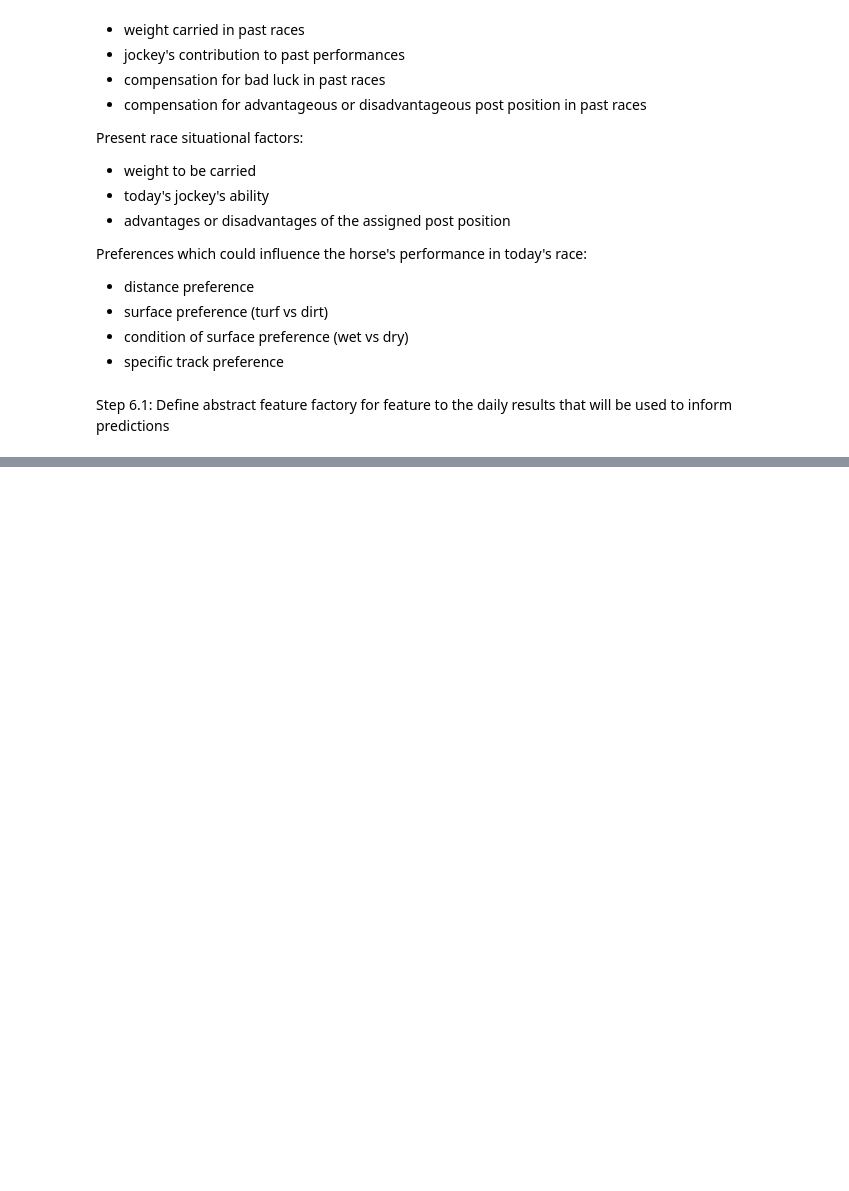
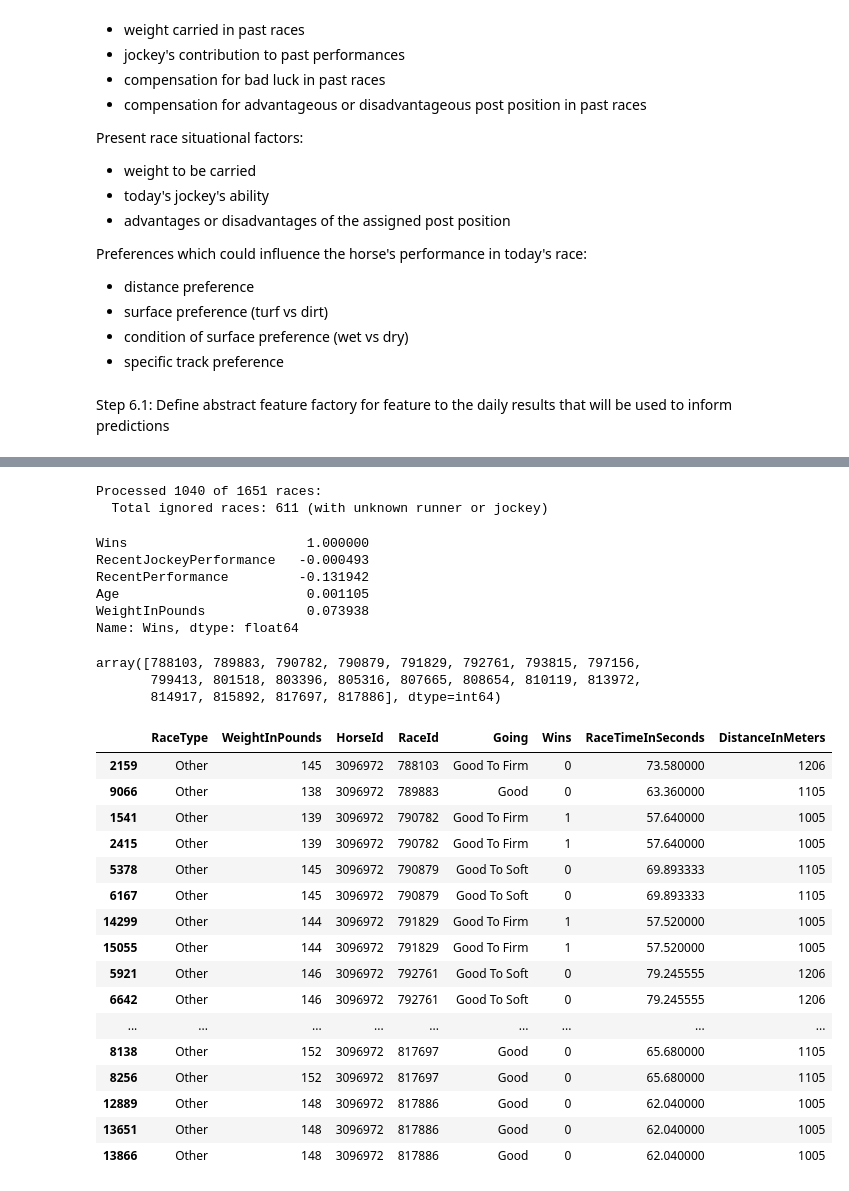
Before and after one commit to LeeSanderson/RacingData, a Jupyter notebook: Data/Analysis.ipynb, the cells around one changed output, grey strips where cells are left out. Saved outputs shown, nothing was run; the diff lists cells and outputs as text; code cells hidden in the pictures; blank space fills up the shorter version.

```diff
--- a/Data/Analysis.ipynb
+++ b/Data/Analysis.ipynb
@@ -28,6 +52,7 @@ results_files
 history = pd.concat([pd.read_csv(f) for f in results_files])
 history = history[history['ResultStatus'] == 'CompletedRace']
 history['Off'] =  pd.to_datetime(history['Off'], format='%m/%d/%Y %H:%M:%S')
+history['Wins'] = history.apply(lambda r: 1 if r['FinishingPosition'] == 1 else 0, axis=1)
 # %% [markdown]
 Step 2: Define interface for processing the historic data and function to process data in a consistent way.
 # %%
@@ -473,0 +575,6 @@ predictor.predictions[['HorseId', 'FinishingPosition', 'RecentPerformance', 'Rac
+# %%
+builder = FeatureBuilder([RecentJockeyRacePerformanceFeatureFactory(), RecentRacePerformanceFeatureFactory()])
+builder.process_race_data(history)
+# %% [output]
+Processed 1040 of 1651 races:
+  Total ignored races: 611 (with unknown runner or jockey)
@@ -473,0 +583,40 @@ predictor.predictions[['HorseId', 'FinishingPosition', 'RecentPerformance', 'Rac
+# %%
+features.corr(method='spearman')['Wins']
+# %% [output]
+Wins                       1.000000
+RecentJockeyPerformance   -0.000493
+RecentPerformance         -0.131942
+Age                        0.001105
+WeightInPounds             0.073938
+Name: Wins, dtype: float64
+# %%
+top_horses = history[['HorseId', 'RaceId']].groupby('HorseId').count().reset_index().sort_values('RaceId', ascending=False)['HorseId'].head(1).to_list()
+top_horse_races = history[history['HorseId'].isin(top_horses)]['RaceId'].unique()
+top_horse_races
+# %% [output]
+array([788103, 789883, 790782, 790879, 791829, 792761, 793815, 797156,
+       799413, 801518, 803396, 805316, 807665, 808654, 810119, 813972,
+       814917, 815892, 817697, 817886], dtype=int64)
+# %%
+history[history['HorseId'].isin(top_horses)][['RaceType', 'WeightInPounds', 'HorseId', 'RaceId', 'Going', 'Wins', 'RaceTimeInSeconds', 'DistanceInMeters']]
+# TODO: calculate youngest horse in a given race, least weight
+# speed on course and going and adjust for weight carried
+# - how does these features correlate with wins?
+# %% [output]
+|  | RaceType | WeightInPounds | HorseId | RaceId | Going | Wins | RaceTimeInSeconds | DistanceInMeters |
+| 2159 | Other | 145 | 3096972 | 788103 | Good To Firm | 0 | 73.580000 | 1206 |
+| 9066 | Other | 138 | 3096972 | 789883 | Good | 0 | 63.360000 | 1105 |
+| 1541 | Other | 139 | 3096972 | 790782 | Good To Firm | 1 | 57.640000 | 1005 |
+| 2415 | Other | 139 | 3096972 | 790782 | Good To Firm | 1 | 57.640000 | 1005 |
+| 5378 | Other | 145 | 3096972 | 790879 | Good To Soft | 0 | 69.893333 | 1105 |
+| 6167 | Other | 145 | 3096972 | 790879 | Good To Soft | 0 | 69.893333 | 1105 |
+| 14299 | Other | 144 | 3096972 | 791829 | Good To Firm | 1 | 57.520000 | 1005 |
+| 15055 | Other | 144 | 3096972 | 791829 | Good To Firm | 1 | 57.520000 | 1005 |
+| 5921 | Other | 146 | 3096972 | 792761 | Good To Soft | 0 | 79.245555 | 1206 |
+| 6642 | Other | 146 | 3096972 | 792761 | Good To Soft | 0 | 79.245555 | 1206 |
+| ... | ... | ... | ... | ... | ... | ... | ... | ... |
+| 8138 | Other | 152 | 3096972 | 817697 | Good | 0 | 65.680000 | 1105 |
+| 8256 | Other | 152 | 3096972 | 817697 | Good | 0 | 65.680000 | 1105 |
+| 12889 | Other | 148 | 3096972 | 817886 | Good | 0 | 62.040000 | 1005 |
+| 13651 | Other | 148 | 3096972 | 817886 | Good | 0 | 62.040000 | 1005 |
+| 13866 | Other | 148 | 3096972 | 817886 | Good | 0 | 62.040000 | 1005 |
```
Also changed, not shown: parts of 13 cells of this notebook, 2 other files.
